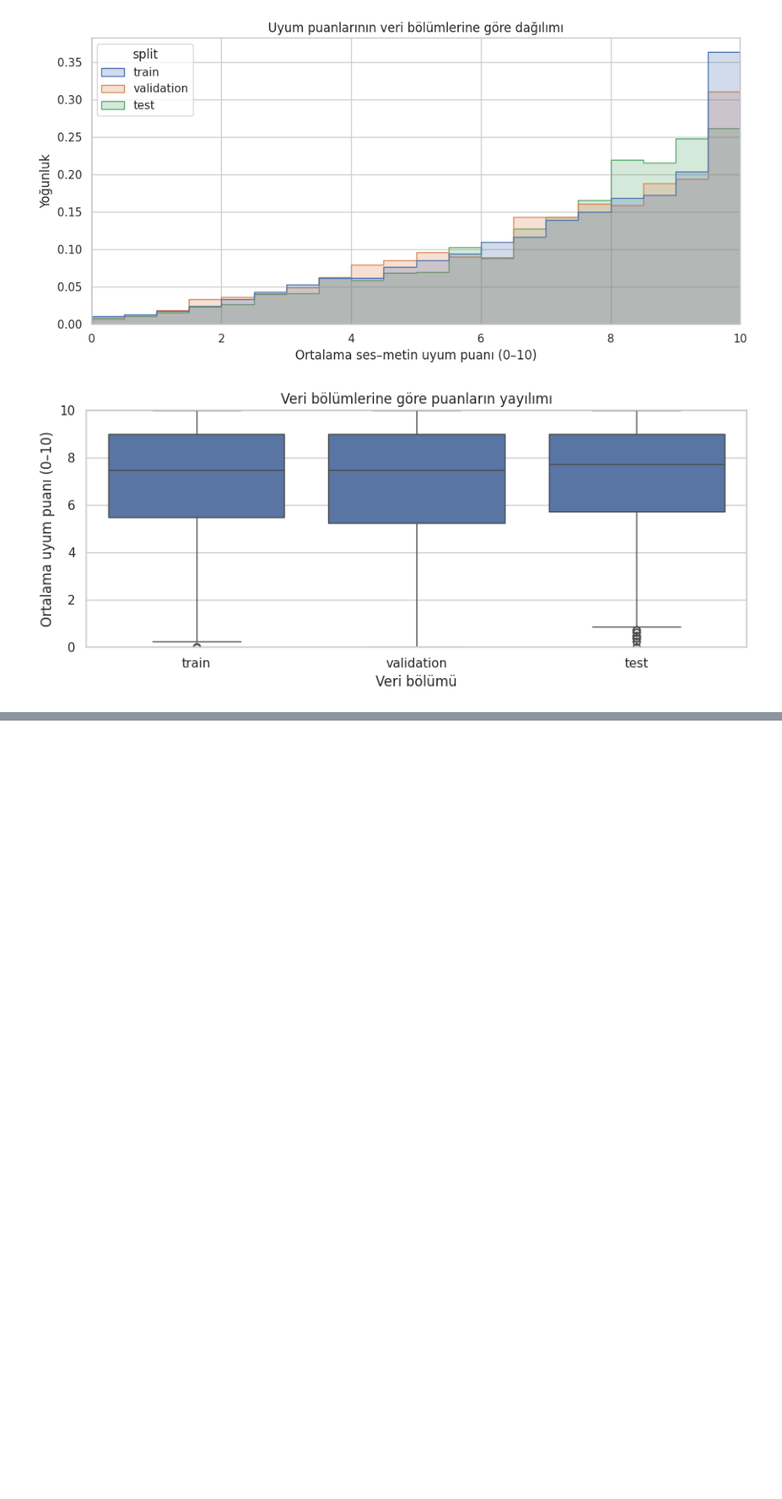
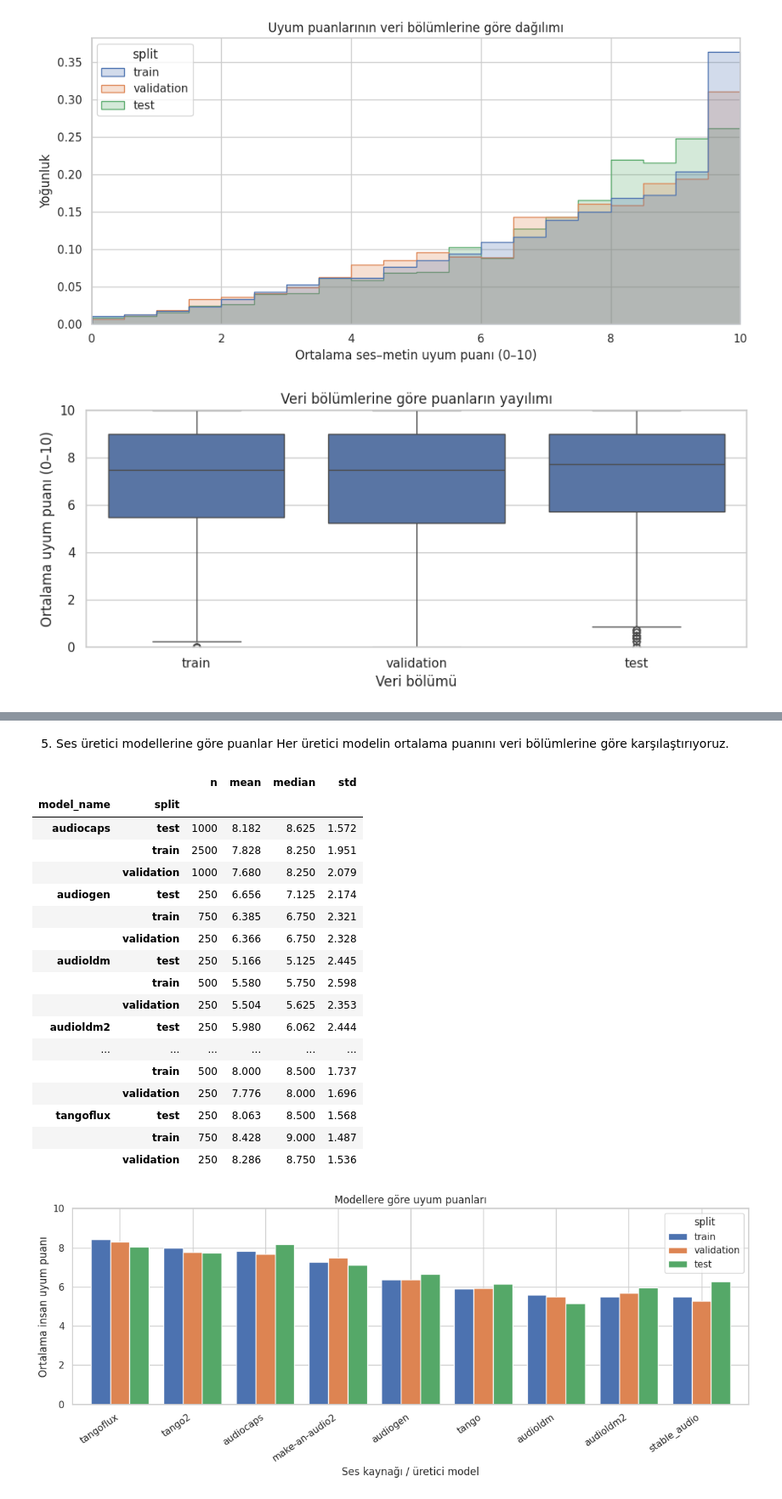
Before and after one commit to bm5201-2026/26832901020_26832901023_BM5201, a Jupyter notebook: assignment1_eda_baseline.ipynb, the cells around one changed output, grey strips where cells are left out. Shown at 85% size. Saved outputs shown, nothing was run; the diff lists cells and outputs as text; code cells hidden in the pictures; blank space fills up the shorter version.

Commit message:
Ses üretim modellerine göre analiz Metin analizi kısımları eklendi

```diff
--- a/assignment1_eda_baseline.ipynb
+++ b/assignment1_eda_baseline.ipynb
@@ -183,0 +240,54 @@ plt.show()
+# %% [markdown]
+5. Ses üretici modellerine göre puanlar
+Her üretici modelin ortalama puanını veri bölümlerine göre karşılaştırıyoruz.
+# %%
+# Üretici modellerin puanları
+generator_summary = (
+
+    df.groupby([MODEL_COL, "split"])[SCORE_COL]
+      # Kaç örnekvar ortalama, medyan ve sapma
+      .agg(n="count", mean="mean", median="median", std="std")
+      .round(3)
+)
+# Her ses üreticisinin özet puan tablosu
+display(generator_summary)
+
+# Grafik için ortalama puan tablosunu hazırlıyoruz.
+means_by_model = (
+    # Satırlara modelleri, sütunlara veri bölümlerini koyuyoruz.
+    df.pivot_table(index=MODEL_COL, columns="split", values=SCORE_COL,
+                   aggfunc="mean")
+      .reindex(columns=SPLITS)
+      # Modelleri eğitim ortalamasına göre sıralıyoruz.
+      .sort_values("train", ascending=False)
+)
+# Modellerin puanlarını sütun grafikle çiziyoruz.
+ax = means_by_model.plot(kind="bar", figsize=(12, 5), ylim=(0, 10), width=0.8)
+ax.set(xlabel="Ses kaynağı / üretici model", ylabel="Ortalama insan uyum puanı",
+       title="Modellere göre uyum puanları")
+
+plt.xticks(rotation=35, ha="right")
+
+plt.tight_layout()
+
+plt.show()
+# %% [output]
+|  |  | n | mean | median | std |
+| model_name | split |  |  |  |  |
+| audiocaps | test | 1000 | 8.182 | 8.625 | 1.572 |
+|  | train | 2500 | 7.828 | 8.250 | 1.951 |
+|  | validation | 1000 | 7.680 | 8.250 | 2.079 |
+| audiogen | test | 250 | 6.656 | 7.125 | 2.174 |
+|  | train | 750 | 6.385 | 6.750 | 2.321 |
+|  | validation | 250 | 6.366 | 6.750 | 2.328 |
+| audioldm | test | 250 | 5.166 | 5.125 | 2.445 |
+|  | train | 500 | 5.580 | 5.750 | 2.598 |
+|  | validation | 250 | 5.504 | 5.625 | 2.353 |
+| audioldm2 | test | 250 | 5.980 | 6.062 | 2.444 |
+| ... | ... | ... | ... | ... | ... |
+|  | train | 500 | 8.000 | 8.500 | 1.737 |
+|  | validation | 250 | 7.776 | 8.000 | 1.696 |
+| tangoflux | test | 250 | 8.063 | 8.500 | 1.568 |
+|  | train | 750 | 8.428 | 9.000 | 1.487 |
+|  | validation | 250 | 8.286 | 8.750 | 1.536 |
+[figure, added]
```
Also changed, not shown: parts of 8 cells of this notebook.
